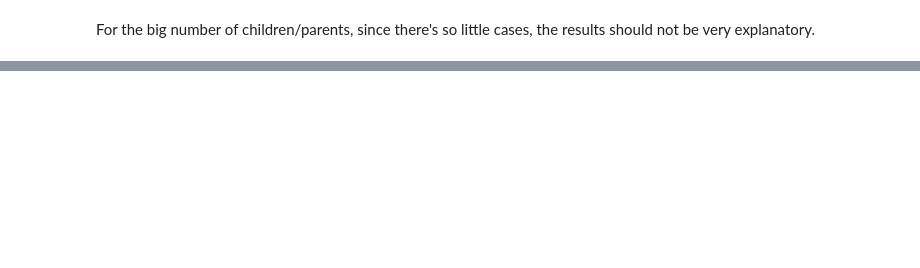
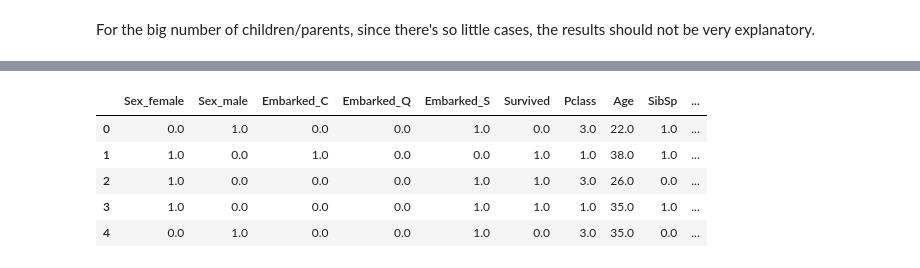
Before and after one commit to maria-barros-dotcom/titanic_prediction, a Jupyter notebook: notebook.ipynb, the cells around one changed output, grey strips where cells are left out. Drawn from its saved outputs; the diff is of its cells as text; code cells hidden in the pictures; blank space fills up the shorter version.

```diff
--- a/notebook.ipynb
+++ b/notebook.ipynb
@@ -146,0 +326,26 @@ plt.show()
+# %%
+cols_to_scale = ['Age', 'Pclass', 'SibSp', 'Parch', 'Fare']
+
+scaler = StandardScaler()
+train_scaled = train_encoded.copy()
+train_scaled[cols_to_scale] = scaler.fit_transform(train_encoded[cols_to_scale])
+
+if 'PassengerId' in train_scaled.columns: #dropping this so it doesnt mess with calculations
+    train_scaled.drop(columns=['PassengerId'], inplace=True)
+
+
+imputer = KNNImputer(n_neighbors=5)
+train_imputed = pd.DataFrame(imputer.fit_transform(train_scaled), columns=train_scaled.columns, index=train_scaled.index)
+
+#back to normal scale
+
+train_imputed[cols_to_scale] = scaler.inverse_transform(train_imputed[cols_to_scale])
+
+train_imputed.head()
+# %% [output]
+|  | Sex_female | Sex_male | Embarked_C | Embarked_Q | Embarked_S | Survived | Pclass | Age | SibSp | ... |
+| 0 | 0.0 | 1.0 | 0.0 | 0.0 | 1.0 | 0.0 | 3.0 | 22.0 | 1.0 | ... |
+| 1 | 1.0 | 0.0 | 1.0 | 0.0 | 0.0 | 1.0 | 1.0 | 38.0 | 1.0 | ... |
+| 2 | 1.0 | 0.0 | 0.0 | 0.0 | 1.0 | 1.0 | 3.0 | 26.0 | 0.0 | ... |
+| 3 | 1.0 | 0.0 | 0.0 | 0.0 | 1.0 | 1.0 | 1.0 | 35.0 | 1.0 | ... |
+| 4 | 0.0 | 1.0 | 0.0 | 0.0 | 1.0 | 0.0 | 3.0 | 35.0 | 0.0 | ... |
```
Also changed, not shown: parts of 16 cells of this notebook.
